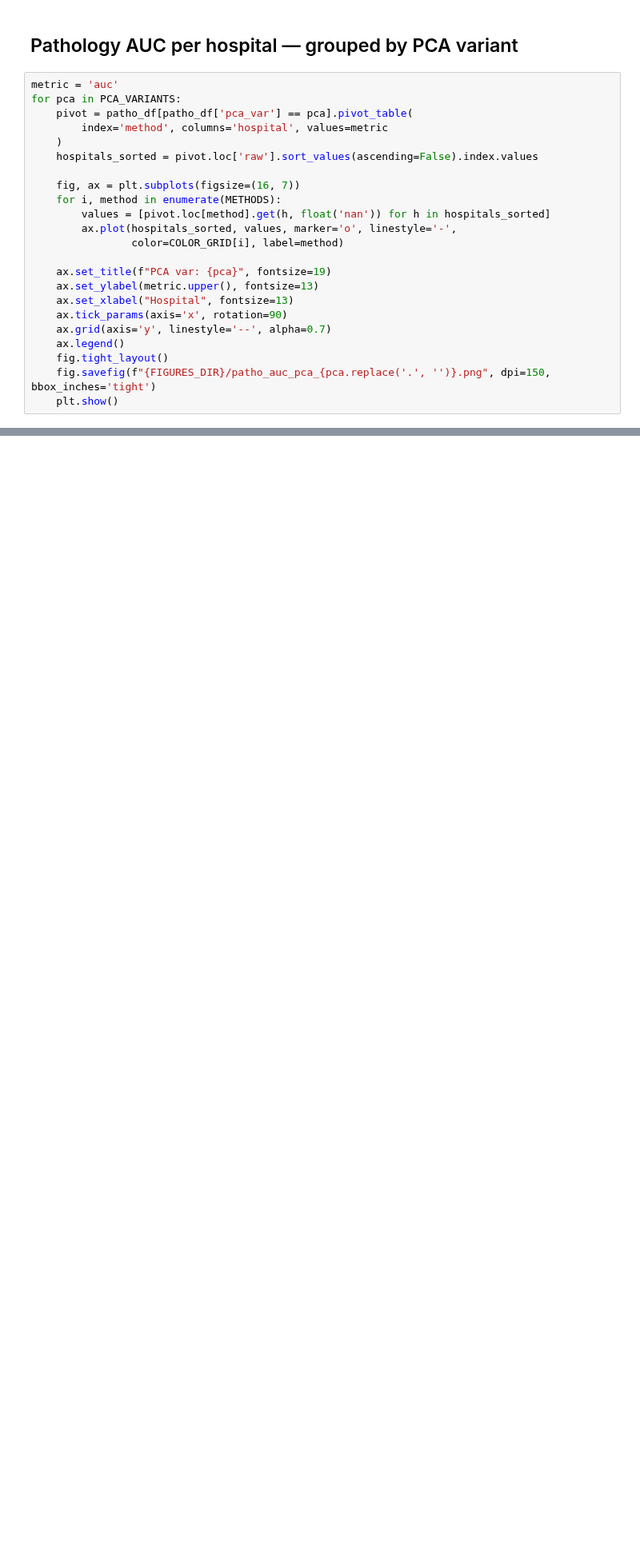
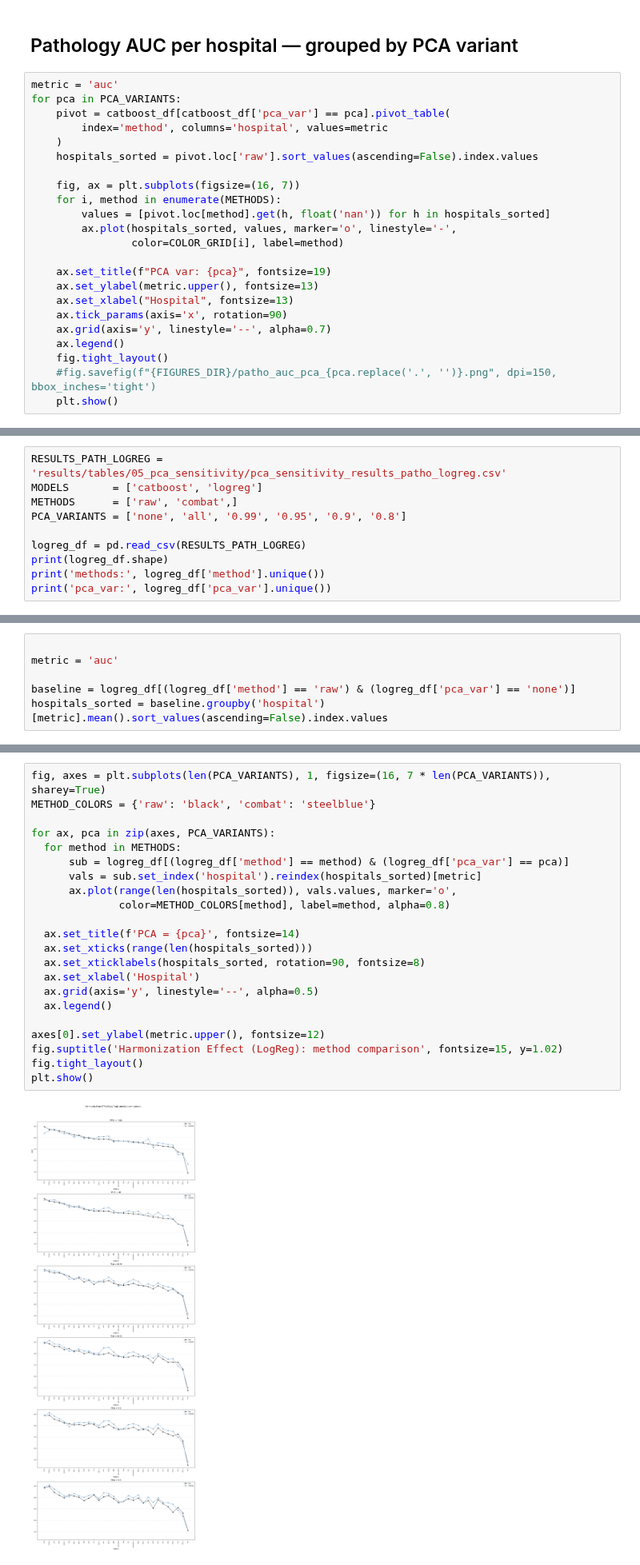
Before and after one commit to chox7/eeg-site-effects, a Jupyter notebook: notebooks/05_pca_sensitivity/02_pathology_classification.ipynb, the cells around one changed output, grey strips where cells are left out. Shown at 80% size. Saved outputs shown, nothing was run; the diff lists cells and outputs as text; blank space fills up the shorter version.

```diff
--- a/notebooks/05_pca_sensitivity/02_pathology_classification.ipynb
+++ b/notebooks/05_pca_sensitivity/02_pathology_classification.ipynb
@@ -90,7 +92,7 @@ for method in METHODS:
 # %%
 metric = 'auc'
 for pca in PCA_VARIANTS:
-    pivot = patho_df[patho_df['pca_var'] == pca].pivot_table(
+    pivot = catboost_df[catboost_df['pca_var'] == pca].pivot_table(
         index='method', columns='hospital', values=metric
     )
     hospitals_sorted = pivot.loc['raw'].sort_values(ascending=False).index.values
@@ -108,6 +110,6 @@ for pca in PCA_VARIANTS:
     ax.grid(axis='y', linestyle='--', alpha=0.7)
     ax.legend()
     fig.tight_layout()
-    fig.savefig(f"{FIGURES_DIR}/patho_auc_pca_{pca.replace('.', '')}.png", dpi=150, bbox_inches='tight')
+    #fig.savefig(f"{FIGURES_DIR}/patho_auc_pca_{pca.replace('.', '')}.png", dpi=150, bbox_inches='tight')
     plt.show()
 # %% [output]
@@ -119,0 +124,10 @@ for pca in PCA_VARIANTS:
+# %%
+RESULTS_PATH_LOGREG = 'results/tables/05_pca_sensitivity/pca_sensitivity_results_patho_logreg.csv'
+MODELS       = ['catboost', 'logreg']
+METHODS      = ['raw', 'combat',]
+PCA_VARIANTS = ['none', 'all', '0.99', '0.95', '0.9', '0.8']
+
+logreg_df = pd.read_csv(RESULTS_PATH_LOGREG)
+print(logreg_df.shape)
+print('methods:', logreg_df['method'].unique())
+print('pca_var:', logreg_df['pca_var'].unique())
@@ -119,0 +138,6 @@ for pca in PCA_VARIANTS:
+# %%
+
+metric = 'auc'
+
+baseline = logreg_df[(logreg_df['method'] == 'raw') & (logreg_df['pca_var'] == 'none')]
+hospitals_sorted = baseline.groupby('hospital')[metric].mean().sort_values(ascending=False).index.values
@@ -119,0 +146,24 @@ for pca in PCA_VARIANTS:
+# %%
+fig, axes = plt.subplots(len(PCA_VARIANTS), 1, figsize=(16, 7 * len(PCA_VARIANTS)), sharey=True)
+METHOD_COLORS = {'raw': 'black', 'combat': 'steelblue'}
+
+for ax, pca in zip(axes, PCA_VARIANTS):
+  for method in METHODS:
+      sub = logreg_df[(logreg_df['method'] == method) & (logreg_df['pca_var'] == pca)]
+      vals = sub.set_index('hospital').reindex(hospitals_sorted)[metric]
+      ax.plot(range(len(hospitals_sorted)), vals.values, marker='o',
+              color=METHOD_COLORS[method], label=method, alpha=0.8)
+
+  ax.set_title(f'PCA = {pca}', fontsize=14)
+  ax.set_xticks(range(len(hospitals_sorted)))
+  ax.set_xticklabels(hospitals_sorted, rotation=90, fontsize=8)
+  ax.set_xlabel('Hospital')
+  ax.grid(axis='y', linestyle='--', alpha=0.5)
+  ax.legend()
+
+axes[0].set_ylabel(metric.upper(), fontsize=12)
+fig.suptitle('Harmonization Effect (LogReg): method comparison', fontsize=15, y=1.02)
+fig.tight_layout()
+plt.show()
+# %% [output]
+[figure, added]
```
Also changed, not shown: parts of 13 cells of this notebook, 4 other files.
